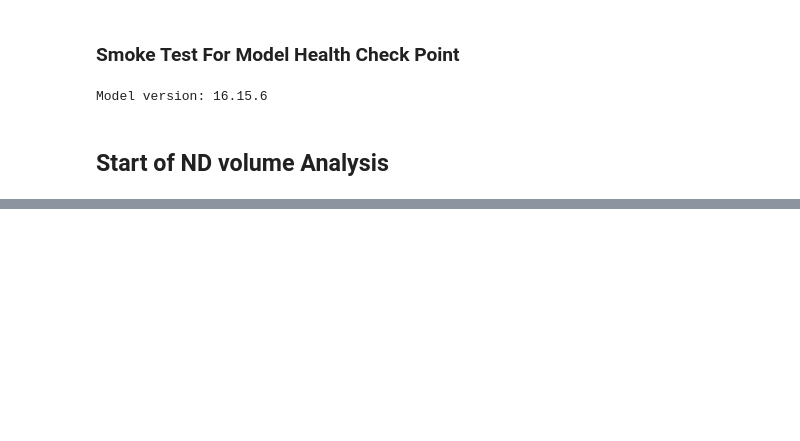
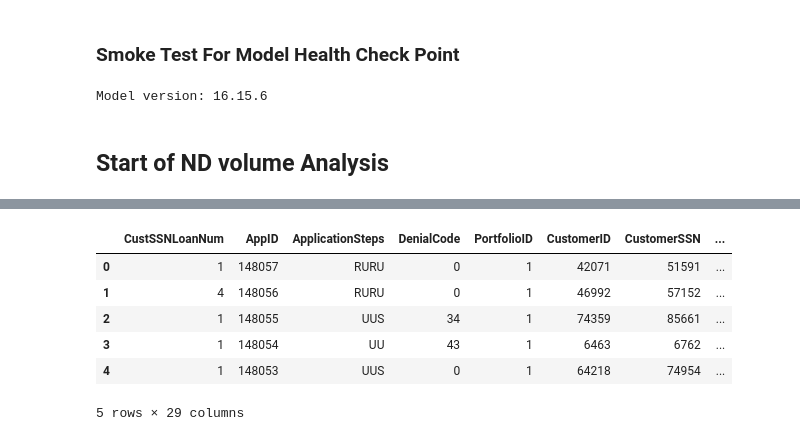
Before and after one commit to Junchen-concord/loonie_bankuity_rerun, a Jupyter notebook: notebooks/jcx_redZoneCut_test.ipynb, the cells around one changed output, grey strips where cells are left out. Drawn from its saved outputs; the diff is of its cells as text; code cells hidden in the pictures; blank space fills up the shorter version.

```diff
--- a/notebooks/jcx_redZoneCut_test.ipynb
+++ b/notebooks/jcx_redZoneCut_test.ipynb
@@ -126,3 +137,13 @@ print(df_perf_orig.shape)
+# %%
+df_perf_orig.head()
+# %% [output]
+|  | CustSSNLoanNum | AppID | ApplicationSteps | DenialCode | PortfolioID | CustomerID | CustomerSSN | ... |
+| 0 | 1 | 148057 | RURU | 0 | 1 | 42071 | 51591 | ... |
+| 1 | 4 | 148056 | RURU | 0 | 1 | 46992 | 57152 | ... |
+| 2 | 1 | 148055 | UUS | 34 | 1 | 74359 | 85661 | ... |
+| 3 | 1 | 148054 | UU | 43 | 1 | 6463 | 6762 | ... |
+| 4 | 1 | 148053 | UUS | 0 | 1 | 64218 | 74954 | ... |
+5 rows × 29 columns
 # %%
 # Quick check: are applications unique in df_perf_orig?
 # In this dataset, an "application" should be uniquely identified by (AppID, PortfolioID)
```
Also changed, not shown: parts of 17 cells of this notebook, 3 other files.
